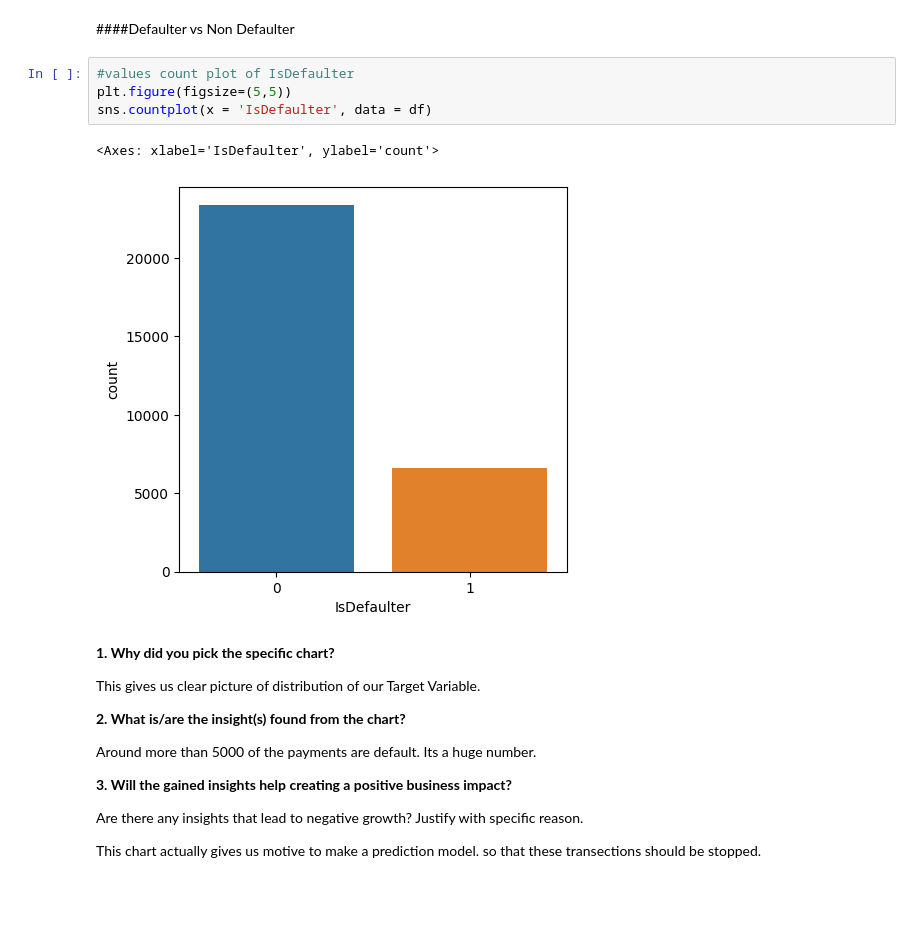
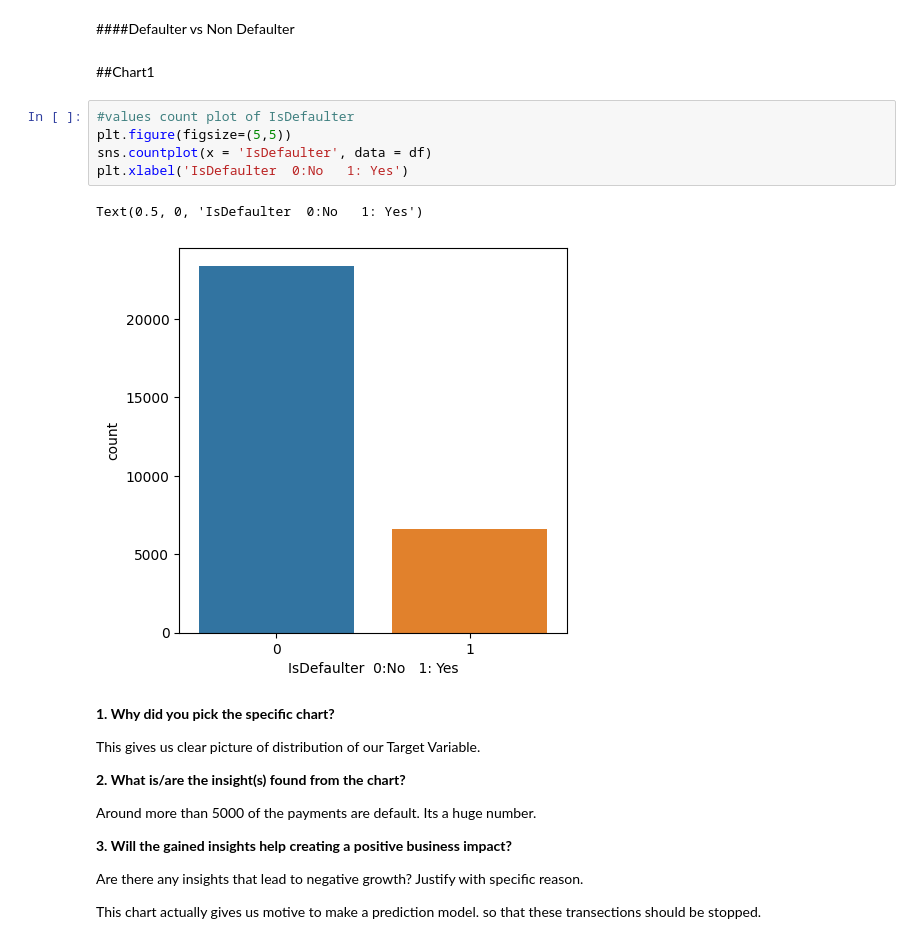
Before and after one commit to shaad4224/credit_card_default_prediction, a Jupyter notebook: Copy_of_credit_card_default_prediction.ipynb, the cells around one changed output. Drawn from its saved outputs; the diff is of its cells as text; blank space fills up the shorter version.

```diff
--- a/Copy_of_credit_card_default_prediction.ipynb
+++ b/Copy_of_credit_card_default_prediction.ipynb
@@ -406,13 +406,16 @@ I have treated the some variable with different unique variables than shown in v
 ##**4. Data Vizualization, Storytelling & Experimenting with charts : Understand the relationships between variables**
 # %% [markdown]
 ####Defaulter vs Non Defaulter
+# %% [markdown]
+##Chart1
 # %%
 #values count plot of IsDefaulter
 plt.figure(figsize=(5,5))
 sns.countplot(x = 'IsDefaulter', data = df)
+plt.xlabel('IsDefaulter  0:No   1: Yes')
 # %% [output]
-<Axes: xlabel='IsDefaulter', ylabel='count'>
+Text(0.5, 0, 'IsDefaulter  0:No   1: Yes')
-[figure, old version]
+[figure, new version]
 # %% [markdown]
 **1. Why did you pick the specific chart?**
 
```
Also changed, not shown: parts of 12 cells of this notebook.
